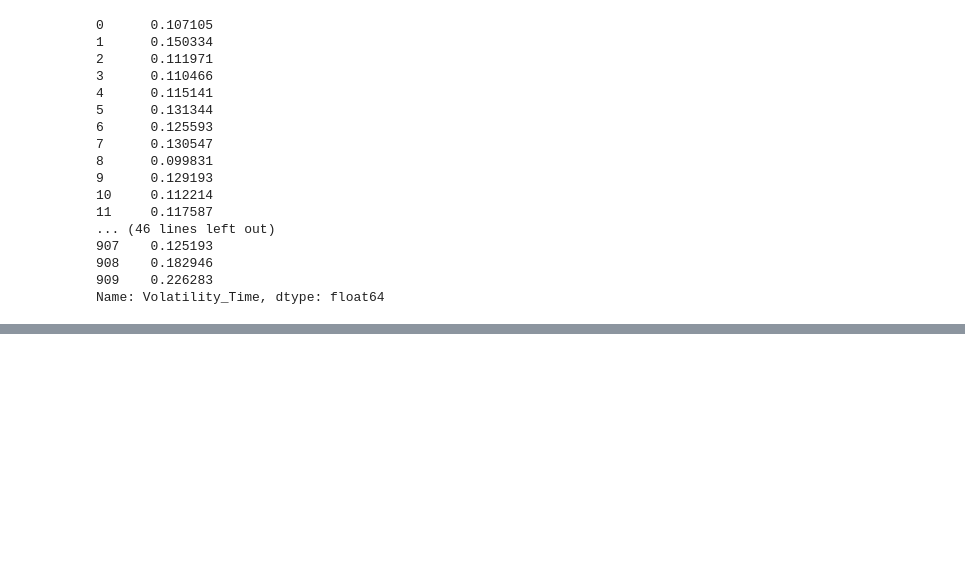
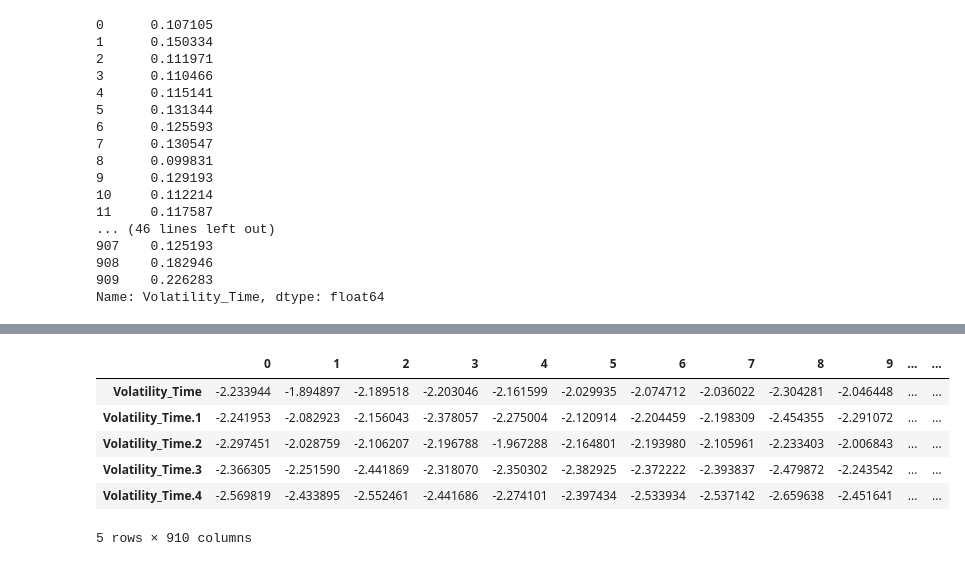
Before and after one commit to mannyfin/VolatilityForecasting, a Jupyter notebook: src/Ridge/test_comb.ipynb, the cells around one changed output, grey strips where cells are left out. Cells and saved outputs as stored; diff of their text form; code cells hidden in the pictures; blank space fills up the shorter version.

```diff
--- a/src/Ridge/test_comb.ipynb
+++ b/src/Ridge/test_comb.ipynb
@@ -79,0 +109,11 @@ train_set.T
+# %%
+blah = train_set.T
+blah.head()
+# %% [output]
+|  | 0 | 1 | 2 | 3 | 4 | 5 | 6 | 7 | 8 | 9 | ... | ... |
+| Volatility_Time | -2.233944 | -1.894897 | -2.189518 | -2.203046 | -2.161599 | -2.029935 | -2.074712 | -2.036022 | -2.304281 | -2.046448 | ... | ... |
+| Volatility_Time.1 | -2.241953 | -2.082923 | -2.156043 | -2.378057 | -2.275004 | -2.120914 | -2.204459 | -2.198309 | -2.454355 | -2.291072 | ... | ... |
+| Volatility_Time.2 | -2.297451 | -2.028759 | -2.106207 | -2.196788 | -1.967288 | -2.164801 | -2.193980 | -2.105961 | -2.233403 | -2.006843 | ... | ... |
+| Volatility_Time.3 | -2.366305 | -2.251590 | -2.441869 | -2.318070 | -2.350302 | -2.382925 | -2.372222 | -2.393837 | -2.479872 | -2.243542 | ... | ... |
+| Volatility_Time.4 | -2.569819 | -2.433895 | -2.552461 | -2.441686 | -2.274101 | -2.397434 | -2.533934 | -2.537142 | -2.659638 | -2.451641 | ... | ... |
+5 rows × 910 columns
```
Also changed, not shown: parts of 16 cells of this notebook, 2 other files.
